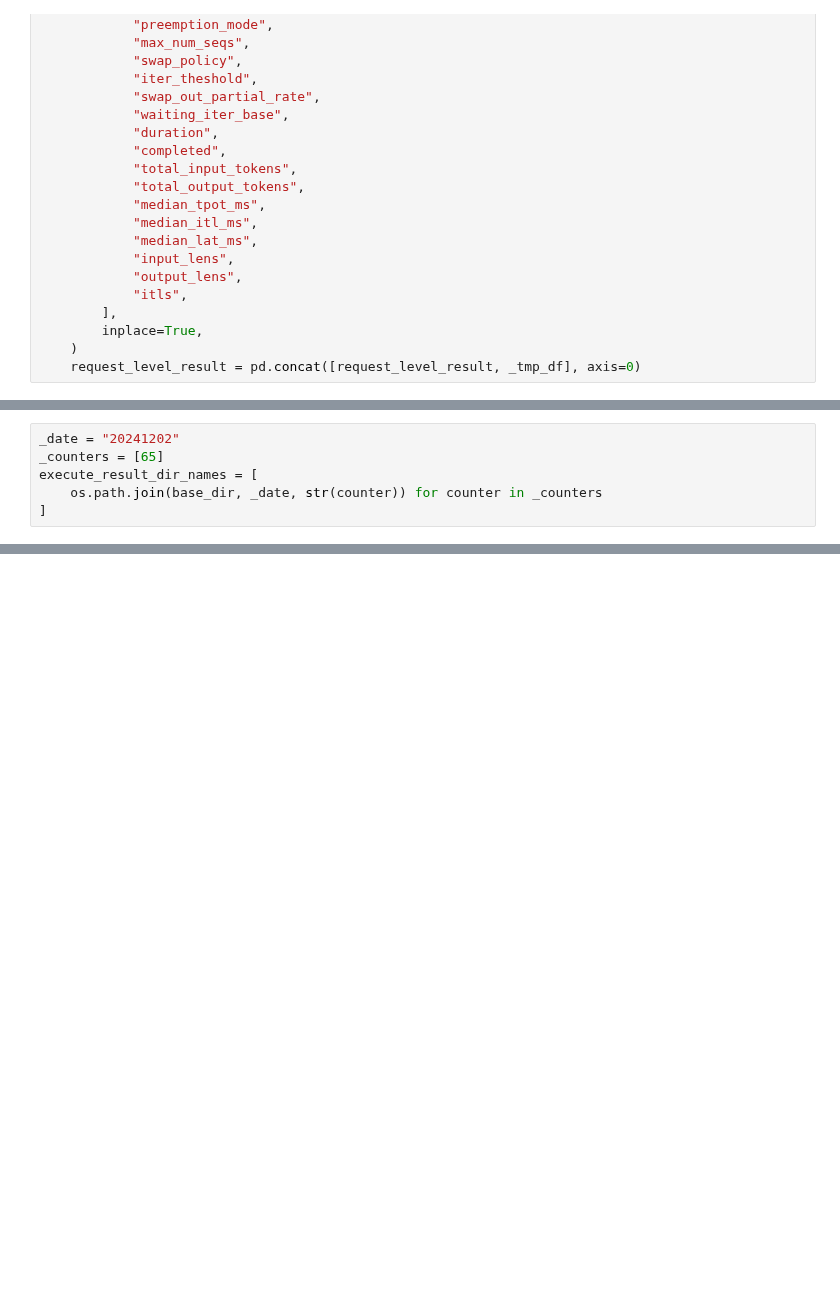
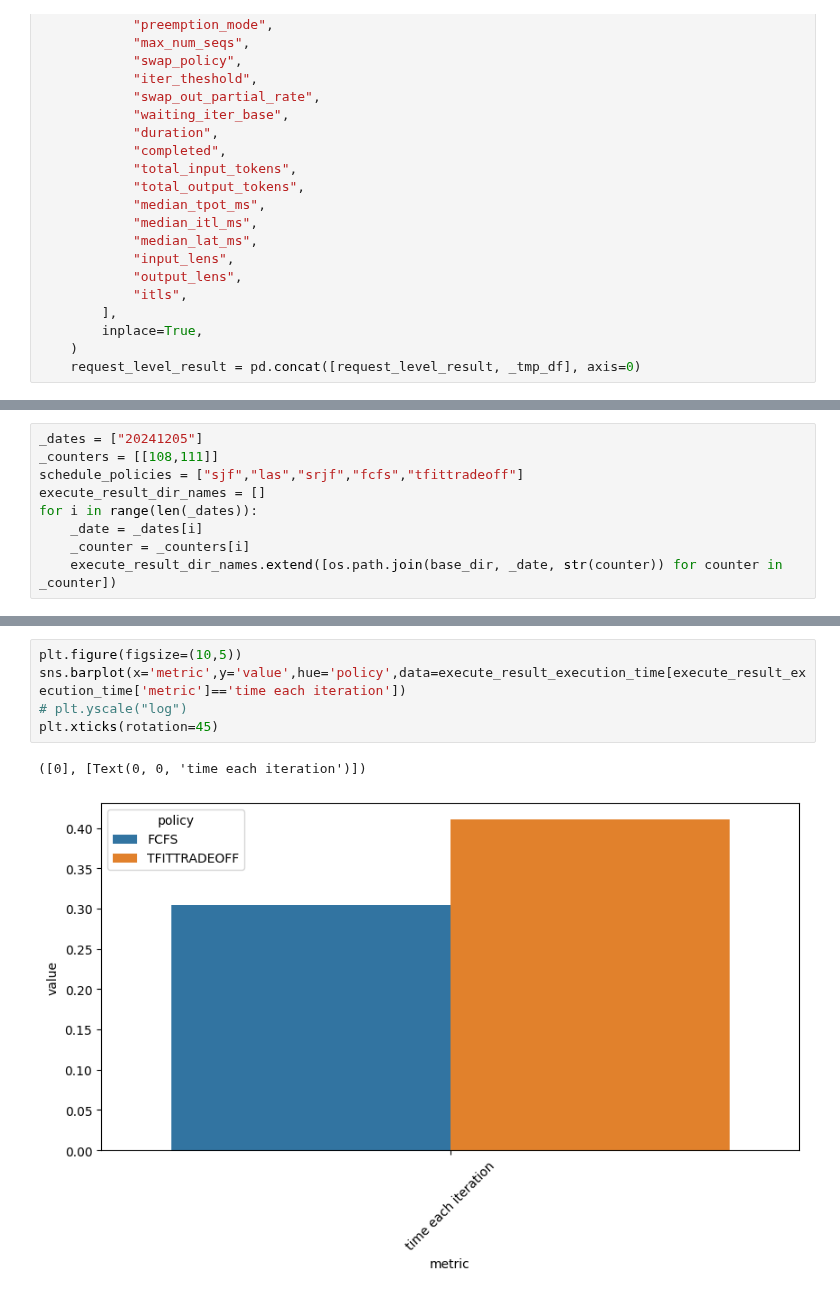
Before and after one commit to chengzhi-lu/vllm, a Jupyter notebook: benchmarks/result/analysis/result_analysis_1.ipynb, the cells around one changed output, grey strips where cells are left out. Cells and saved outputs as stored; diff of their text form; blank space fills up the shorter version.

```diff
--- a/benchmarks/result/analysis/result_analysis_1.ipynb
+++ b/benchmarks/result/analysis/result_analysis_1.ipynb
@@ -565,9 +472,12 @@ Text(0, 0.5, 'Median TTFT')
 # %%
-_date = "20241202"
-_counters = [65]
-execute_result_dir_names = [
-    os.path.join(base_dir, _date, str(counter)) for counter in _counters
-]
+_dates = ["20241205"]
+_counters = [[108,111]]
+schedule_policies = ["sjf","las","srjf","fcfs","tfittradeoff"]
+execute_result_dir_names = []
+for i in range(len(_dates)):
+    _date = _dates[i]
+    _counter = _counters[i]
+    execute_result_dir_names.extend([os.path.join(base_dir, _date, str(counter)) for counter in _counter])
 # %%
 # For Motivation
 execute_result_dfs_moti = {}
@@ -611,0 +512,8 @@ for _dir_name in execute_result_dir_names:
+# %%
+plt.figure(figsize=(10,5))
+sns.barplot(x='metric',y='value',hue='policy',data=execute_result_execution_time[execute_result_execution_time['metric']=='time each iteration'])
+# plt.yscale("log")
+plt.xticks(rotation=45)
+# %% [output]
+([0], [Text(0, 0, 'time each iteration')])
+[figure, added]
```
Also changed, not shown: parts of 13 cells of this notebook, 4 other files.
